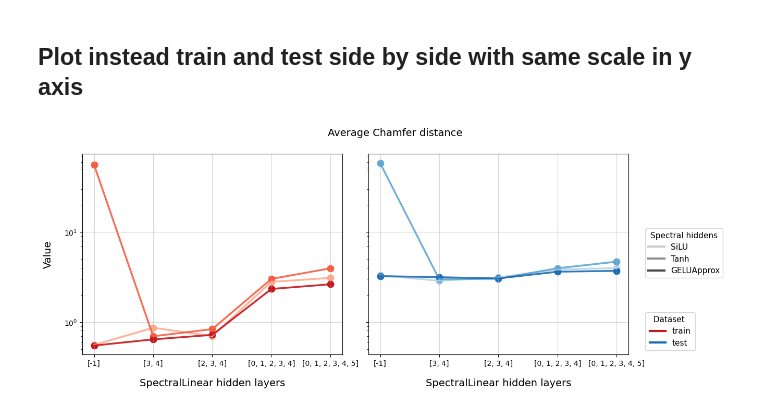
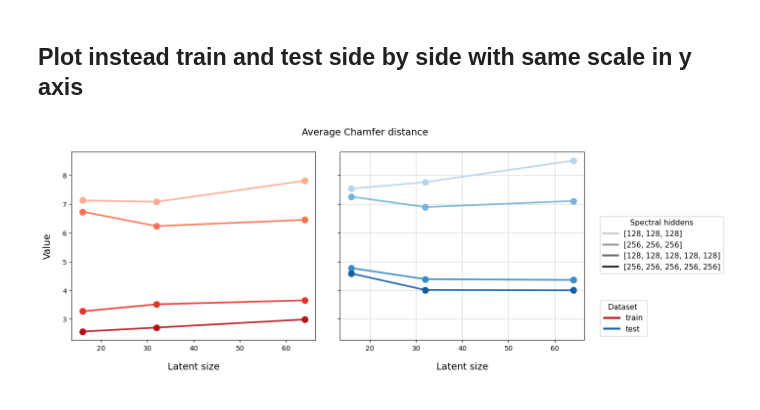
Before and after one commit to enr1xo/deepcsdf-ventricles-MRI, a Jupyter notebook: summarize_experiment_performance.ipynb, the cells around one changed output. Saved outputs shown, nothing was run; the diff lists cells and outputs as text; code cells hidden in the pictures.

```diff
--- a/summarize_experiment_performance.ipynb
+++ b/summarize_experiment_performance.ipynb
@@ -127,7 +128,7 @@ def get_tables_meanstd_overall(df, index, columns):
 
     return table, table_combined
 # %%
-def rescale_emtrics(df):
+def rescale_metrics(df):
     scale_lddmm_for_display = 100.0
 
     patients = df["patient"].unique()
@@ -494,7 +495,7 @@ plt.savefig(save_fname, dpi=300, transparent=True)
 # %% [markdown]
 # Extract for TRAIN and TEST both, so plots are always in the same scale and can visually see the difference.
 # %%
-experiment_name = "SpectralLaysAndAct"
+experiment_name = "ArchAndLatent"
 exp_subdir = ""
 CURRENT_EXP_DIR = METRICS_DIR / experiment_name
 # %%
@@ -567,6 +573,6 @@ df_all_test["value"] = df_all_test["value"].apply(parse_value)
 # %%
-df_all_test_chd, df_all_test_hsd, df_all_test_lddmm = rescale_emtrics(df_all_test)
-df_all_train_chd, df_all_train_hsd, df_all_train_lddmm = rescale_emtrics(df_all_train)
+df_all_test_chd, df_all_test_hsd, df_all_test_lddmm = rescale_metrics(df_all_test)
+df_all_train_chd, df_all_train_hsd, df_all_train_lddmm = rescale_metrics(df_all_train)
 # %%
 groupby_keep = [add_column_1, add_column_2]
 
@@ -840,26 +846,25 @@ df_test = assign_test_dataset[metric]
 # ------------------------------
 # setup things for legend and x axis labels
 # ------------------------------
-legend_colum, x_axis_column = add_column_2, add_column_1
+legend_colum, x_axis_column = add_column_1, add_column_2
 # legend_tags = sorted(df_train[legend_colum].unique())
 legend_tags = sorted( df_train[legend_colum].unique(), key= lambda x: len(x), reverse=False )
+x_label = "Latent size" # r"$\lambda_{reg}$"
 
-x_label = "SpectralLinear hidden layers" # r"$\lambda_{reg}$"
+# # reorder x axis if labels are categorical
+# df_train[x_axis_column] = pd.Categorical(
+#     df_train[x_axis_column],
+#     categories=sorted(df_train[x_axis_column].unique(), key=lambda x: len(x)),
+#     ordered=True
+# )
+# df_train = df_train.sort_values(add_column_1)
 
-# reorder x axis if labels are categorical
-df_train[x_axis_column] = pd.Categorical(
-    df_train[x_axis_column],
-    categories=sorted(df_train[x_axis_column].unique(), key=lambda x: len(x)),
-    ordered=True
-)
-df_train = df_train.sort_values(add_column_1)
-
-df_test[x_axis_column] = pd.Categorical(
-    df_test[x_axis_column],
-    categories=sorted(df_test[x_axis_column].unique(), key=lambda x: len(x)),
-    ordered=True
-)
-df_test = df_test.sort_values(add_column_1)
+# df_test[x_axis_column] = pd.Categorical(
+#     df_test[x_axis_column],
+#     categories=sorted(df_test[x_axis_column].unique(), key=lambda x: len(x)),
+#     ordered=True
+# )
+# df_test = df_test.sort_values(add_column_1)
 
 
 # Colors for actual plots
@@ -885,7 +890,7 @@ for i, tag in enumerate(legend_tags):
     ax.plot(subset[x_axis_column], subset['mean'], c=colors_tr[i], linewidth=2.5, alpha=0.9)
     ax.scatter(subset[x_axis_column], subset['mean'], color=colors_tr[i], s=80)
 #ax.set_xscale('log')
-ax.set_yscale('log')
+#ax.set_yscale('log')
 ax.set_xlabel(x_label, fontsize=fontsize, labelpad=15)
 ax.set_ylabel("Value", fontsize=fontsize, labelpad=15)
 ax.set_title("", fontsize=fontsize)
@@ -922,34 +927,34 @@ which_shapes_handles = [
 ]
 
 
 # Shrink subplots to make room on the right
 fig.subplots_adjust(right=0.78, wspace=0.1)  # the subplots will fit in left 78% of figure width
 
 # Place legend to the right of plots
 fig.legend(
     handles=legend_handles,
     loc='center left',
     bbox_to_anchor=(0.8, 0.5),  # x, y in figure fraction coordinates
     fontsize=11,
     title="Spectral hiddens", #r"$\alpha$",
     title_fontsize=11,
     borderaxespad=0
 )
 
 # Second legend: train/test (colors)
 fig.legend(
     handles=which_shapes_handles,
     loc='center left',
     bbox_to_anchor=(0.8, 0.2),
     fontsize=11,
     title="  Dataset   ",
     title_fontsize=11,
     borderaxespad=0
 )
 
 plt.savefig(save_fname, dpi=300, transparent=True)
 # %% [output]
-[figure, old version]
+[figure, new version]
 # %%
 metric = "Haussdorff"
 
```
Also changed, not shown: parts of 6 cells of this notebook.
